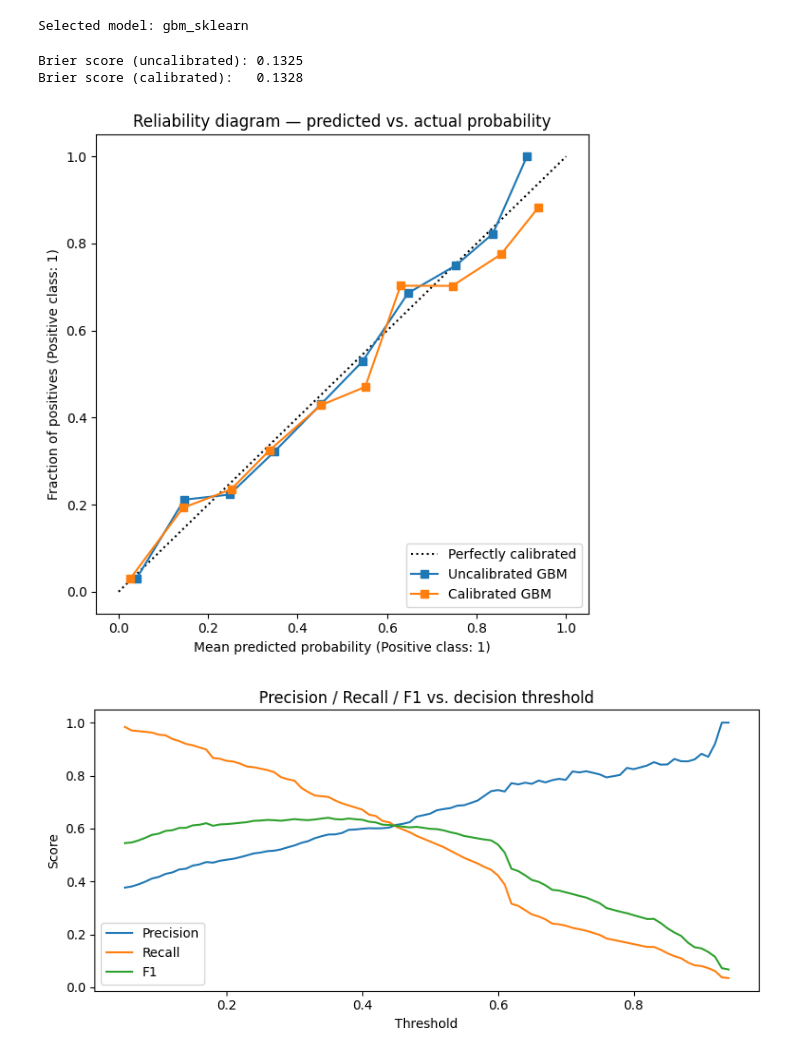
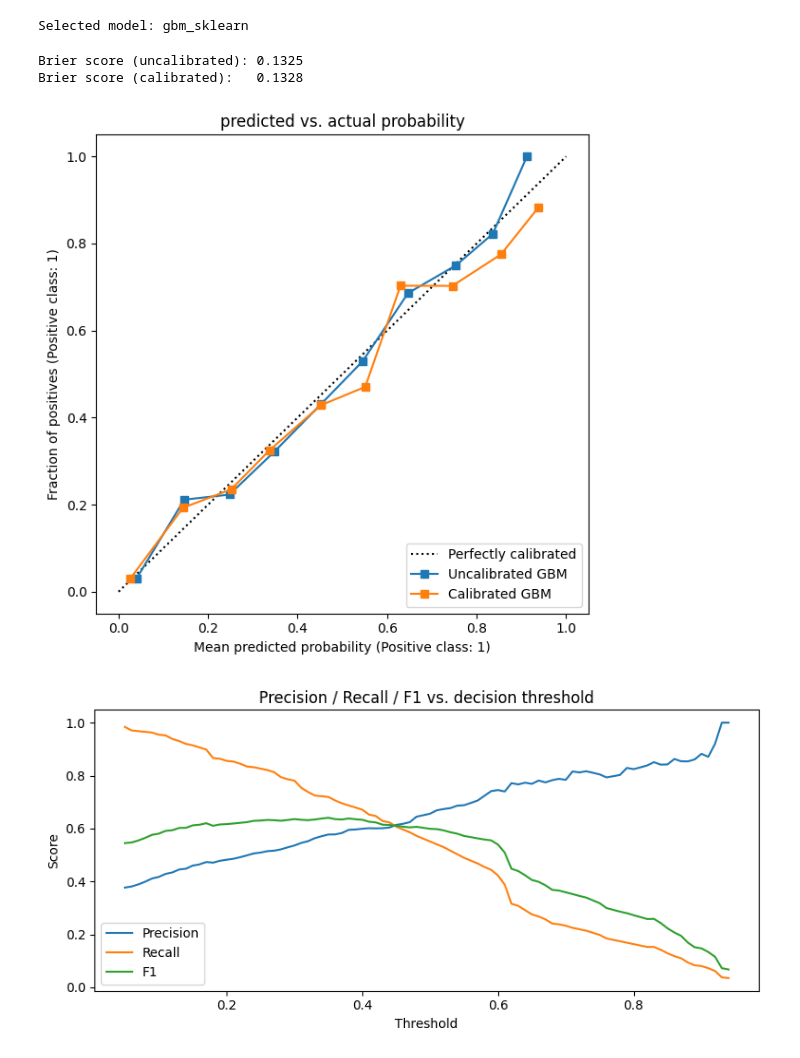
Before and after one commit to EvanW22/telco-churn-retention, a Jupyter notebook: notebooks/churn_analysis.ipynb, the cells around one changed output. Saved outputs shown, nothing was run; the diff lists cells and outputs as text; code cells hidden in the pictures.

```diff
--- a/notebooks/churn_analysis.ipynb
+++ b/notebooks/churn_analysis.ipynb
@@ -224,34 +187,34 @@ calibrated_pipe = CalibratedClassifierCV(
     method="isotonic",
     cv=5
 )
 calibrated_pipe.fit(X_train, y_train)
 
 y_proba_raw = final_pipe.predict_proba(X_test)[:, 1]
 y_proba_cal = calibrated_pipe.predict_proba(X_test)[:, 1]
 
 brier_raw = brier_score_loss(y_test, y_proba_raw)
 brier_cal = brier_score_loss(y_test, y_proba_cal)
 print(f"Brier score (uncalibrated): {brier_raw:.4f}")
 print(f"Brier score (calibrated):   {brier_cal:.4f}")
 
 fig, ax = plt.subplots(figsize=(6, 6))
 CalibrationDisplay.from_predictions(
     y_test, y_proba_raw,
     n_bins=10, ax=ax, name="Uncalibrated GBM"
 )
 CalibrationDisplay.from_predictions(
     y_test, y_proba_cal,
     n_bins=10, ax=ax, name="Calibrated GBM"
 )
-ax.set_title("Reliability diagram — predicted vs. actual probability")
+ax.set_title("predicted vs. actual probability")
 plt.tight_layout()
 plt.savefig("../images/calibration_diagram.png", dpi=300, bbox_inches="tight")
 plt.show()
 
 final_pipe = calibrated_pipe
-y_proba = y_proba_cal
+y_proba = final_pipe.predict_proba(X_test)[:, 1]
 # %% [output]
 Brier score (uncalibrated): 0.1325
 Brier score (calibrated):   0.1328
-[figure, old version]
+[figure, new version]
 # %%
```
Also changed, not shown: parts of 14 cells of this notebook, 11 other files.
